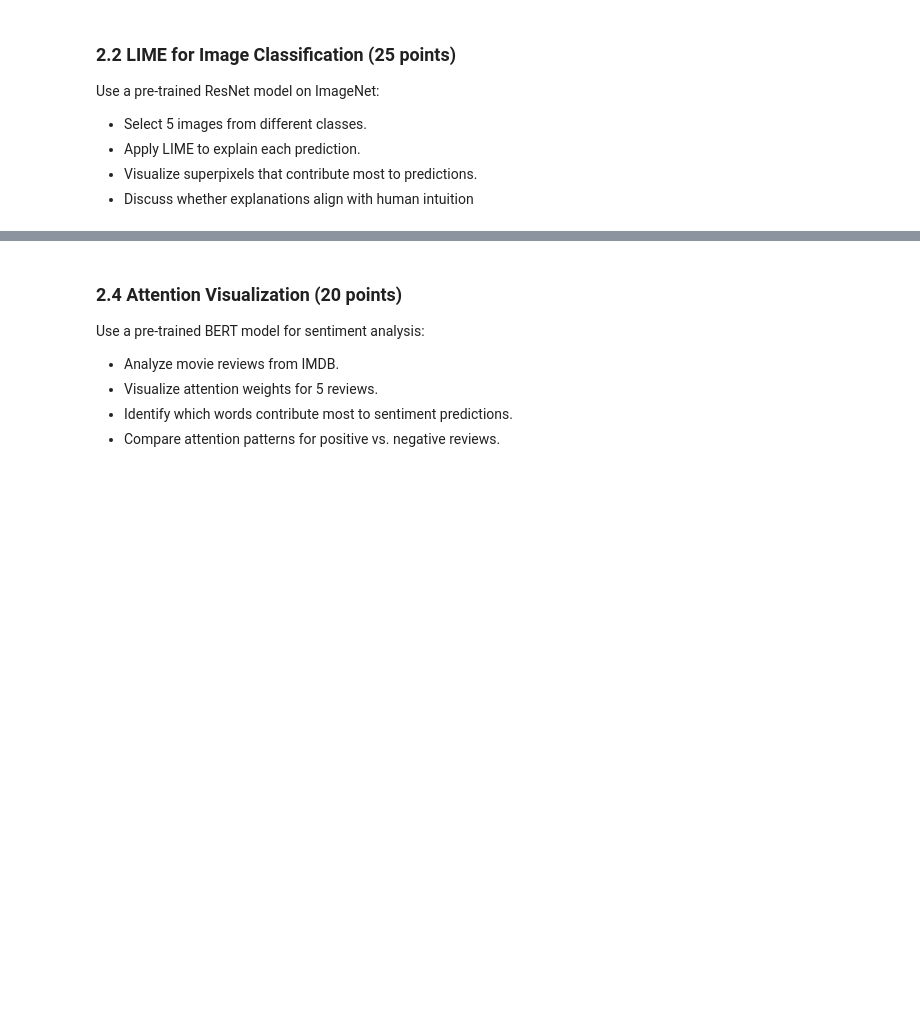
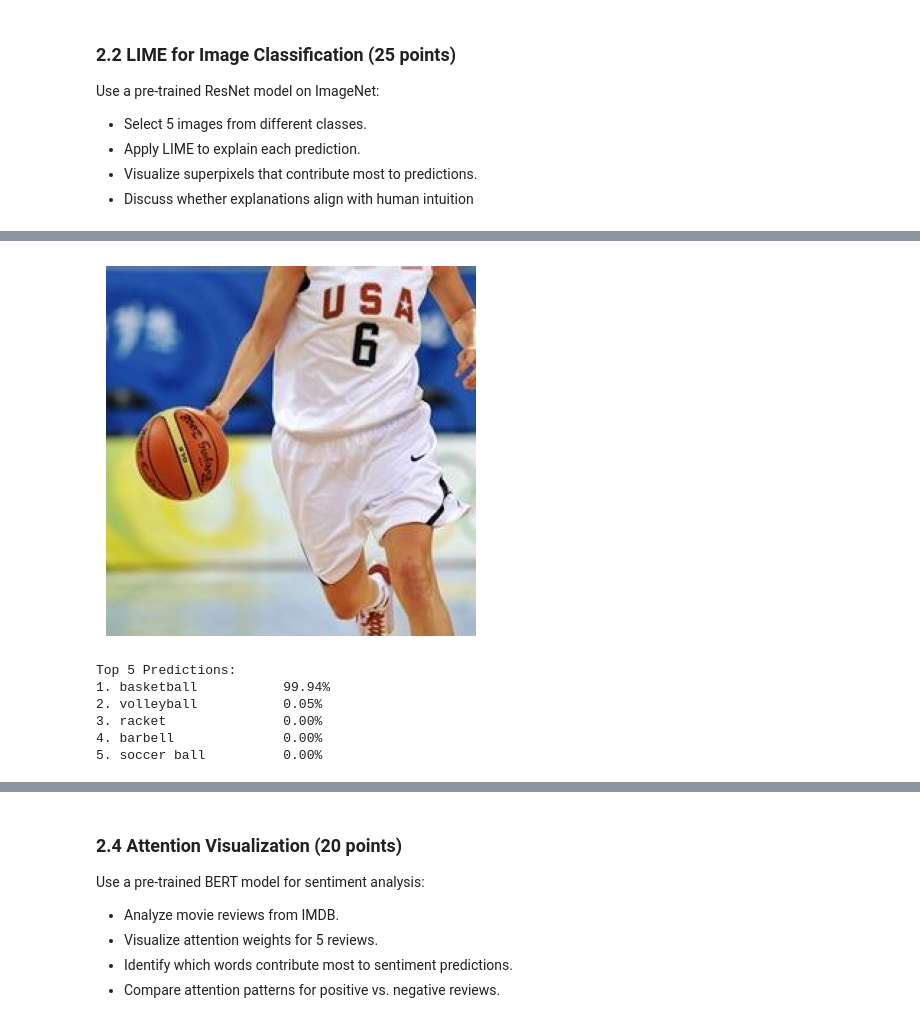
Before and after one commit to MariaNowacka/ml, a Jupyter notebook: applied/ml2.ipynb, the cells around one changed output, grey strips where cells are left out. Saved outputs shown, nothing was run; the diff lists cells and outputs as text; code cells hidden in the pictures; blank space fills up the shorter version.

```diff
--- a/applied/ml2.ipynb
+++ b/applied/ml2.ipynb
@@ -46,0 +51,11 @@ Use a pre-trained ResNet model on ImageNet:
+# %%
+#2. load the image
+img_path = '/Users/marysia/Desktop/applied/ml/assignment2_intro_notebooks/155.jpg'
+img = Image.open(img_path).convert('RGB')
+
+plt.figure()
+plt.imshow(img)
+plt.axis('off')
+plt.show()
+# %% [output]
+[figure, added]
@@ -46,0 +71,19 @@ Use a pre-trained ResNet model on ImageNet:
+# %%
+#4. make a prediction (true class: basketball)
+with torch.no_grad():
+    output = model(input_img)
+    probabilities = F.softmax(output[0], dim=0)
+
+top5_prob, top5_indices = torch.topk(probabilities, 5)
+print("Top 5 Predictions:")
+for i in range(5):
+    label = categories[top5_indices[i]]
+    confidence = top5_prob[i].item() * 100
+    print(f"{i+1}. {label:<20} {confidence:.2f}%")
+# %% [output]
+Top 5 Predictions:
+1. basketball           99.94%
+2. volleyball           0.05%
+3. racket               0.00%
+4. barbell              0.00%
+5. soccer ball          0.00%
```
Also changed, not shown: parts of 25 cells of this notebook, 15 other files.
